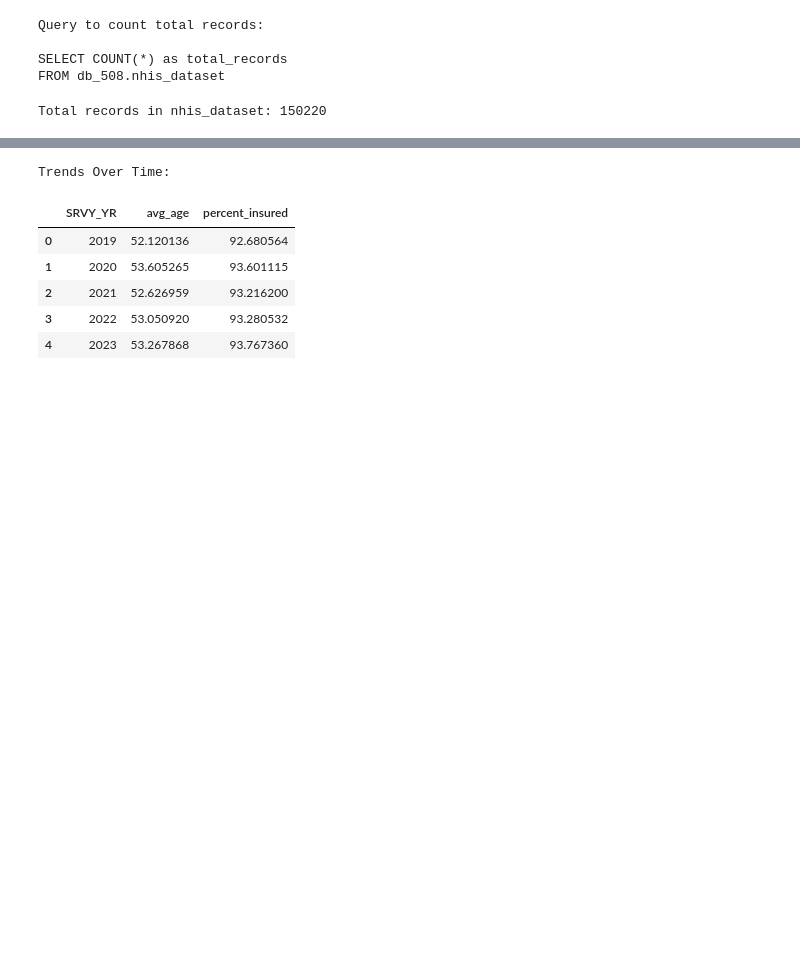
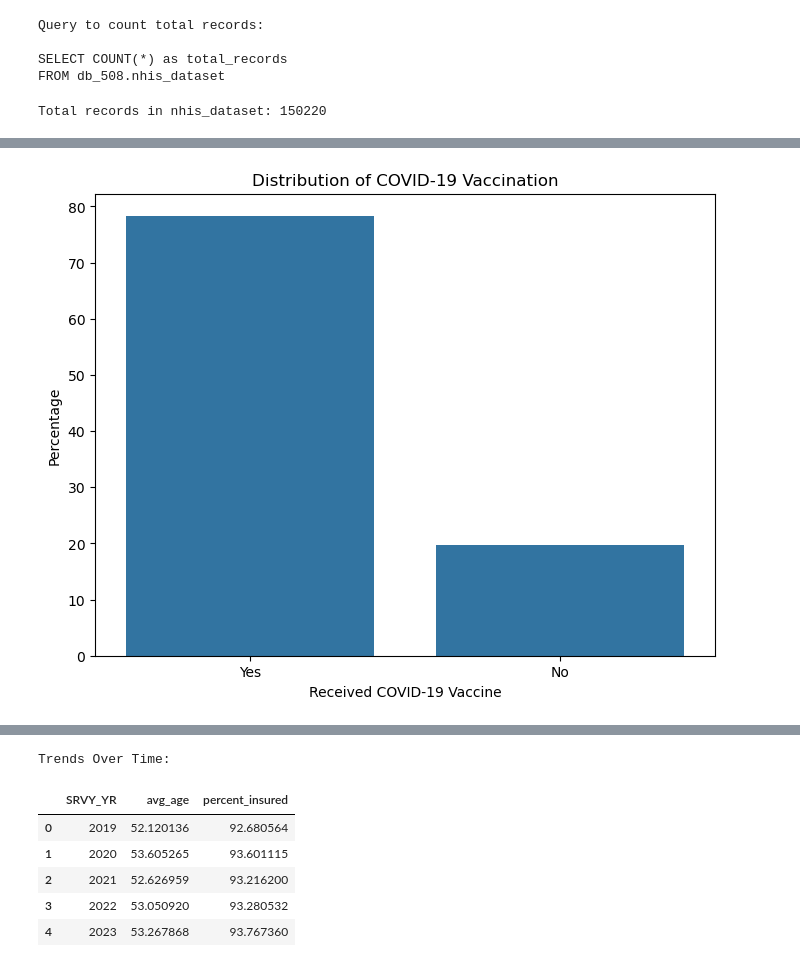
Before and after one commit to renaqd/sagemaker-mlops, a Jupyter notebook: data_management/data_ingestion.ipynb, the cells around one changed output, grey strips where cells are left out. Saved outputs shown, nothing was run; the diff lists cells and outputs as text; code cells hidden in the pictures; blank space fills up the shorter version.

```diff
--- a/data_management/data_ingestion.ipynb
+++ b/data_management/data_ingestion.ipynb
@@ -464,0 +508,12 @@ plt.show()
+# %%
+# SHTCVD191_A: COVID-19 vaccination
+vax_dist = get_distribution('SHTCVD191_A')
+vax_dist['SHTCVD191_A'] = vax_dist['SHTCVD191_A'].map({1: 'Yes', 2: 'No'})
+plt.figure(figsize=(8, 6))
+sns.barplot(x='SHTCVD191_A', y='percentage', data=vax_dist)
+plt.title('Distribution of COVID-19 Vaccination')
+plt.xlabel('Received COVID-19 Vaccine')
+plt.ylabel('Percentage')
+plt.show()
+# %% [output]
+[figure, added]
```
Also changed, not shown: parts of 15 cells of this notebook.
